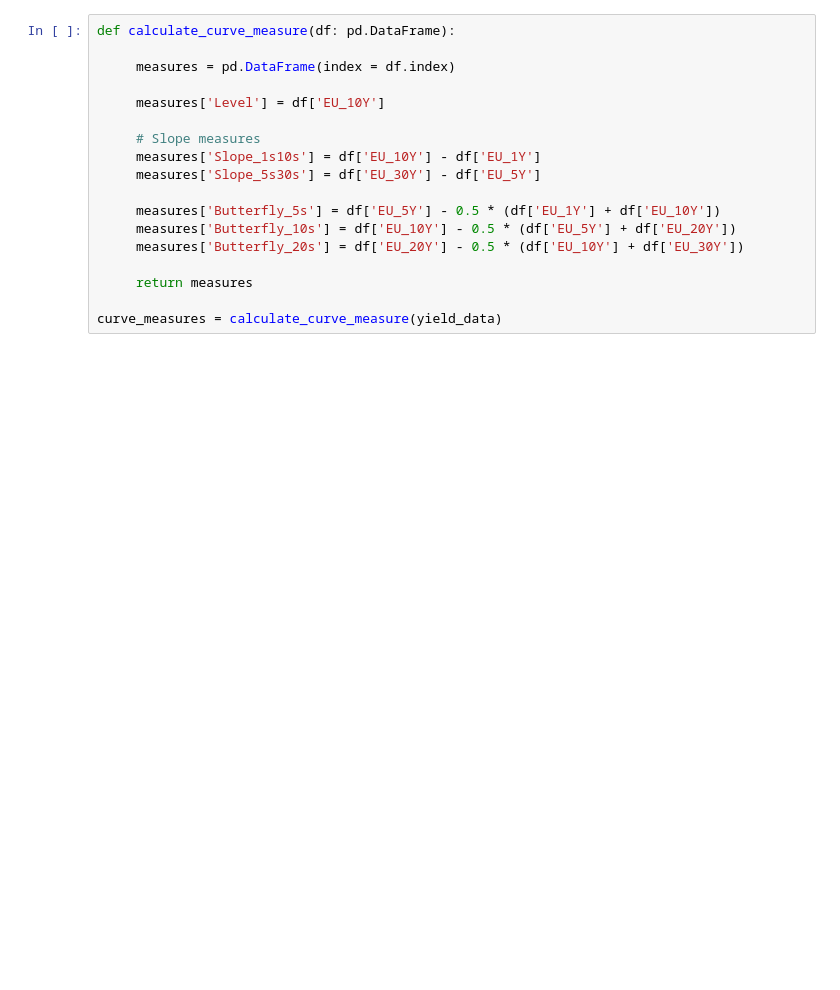
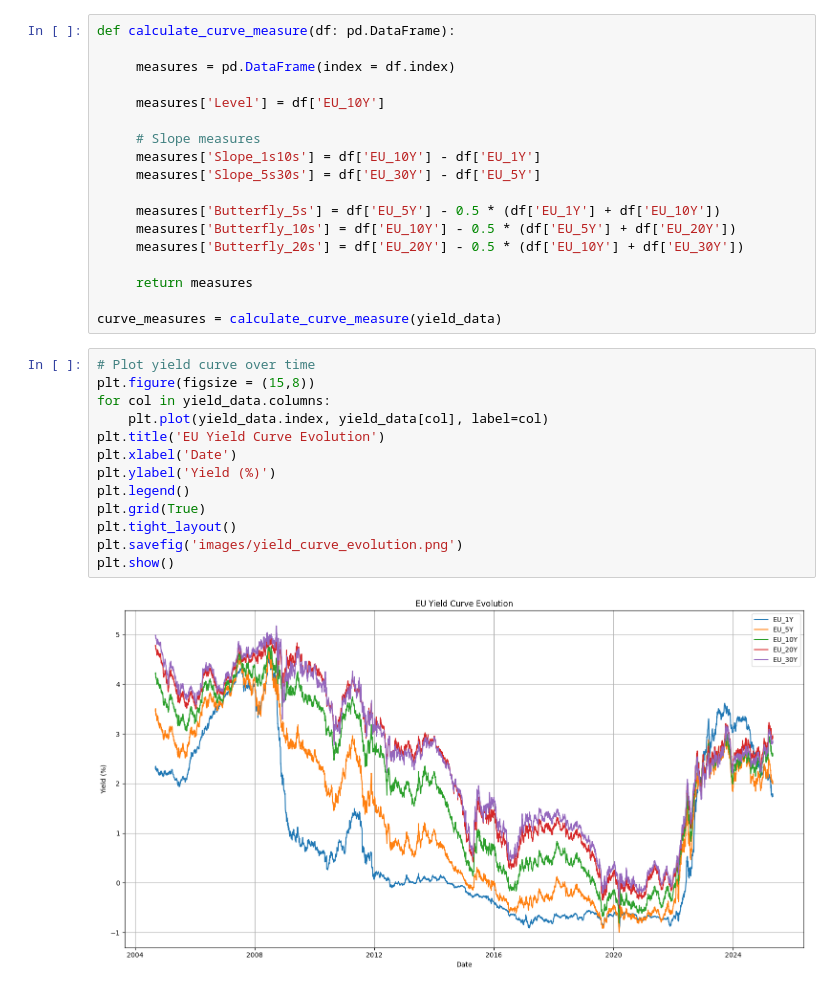
Before and after one commit to LukaLiegis/quant, a Jupyter notebook: yield_curve_arb/main.ipynb, the cells around one changed output. Cells and saved outputs as stored; diff of their text form; blank space fills up the shorter version.

Commit message:
adding plots

```diff
--- a/yield_curve_arb/main.ipynb
+++ b/yield_curve_arb/main.ipynb
@@ -55,4 +75,19 @@ def calculate_curve_measure(df: pd.DataFrame):
      return measures
 
 curve_measures = calculate_curve_measure(yield_data)
+# %%
+# Plot yield curve over time
+plt.figure(figsize = (15,8))
+for col in yield_data.columns:
+    plt.plot(yield_data.index, yield_data[col], label=col)
+plt.title('EU Yield Curve Evolution')
+plt.xlabel('Date')
+plt.ylabel('Yield (%)')
+plt.legend()
+plt.grid(True)
+plt.tight_layout()
+plt.savefig('images/yield_curve_evolution.png')
+plt.show()
+# %% [output]
+[figure, added]
 # %%
```
Also changed, not shown: parts of 26 cells of this notebook.
